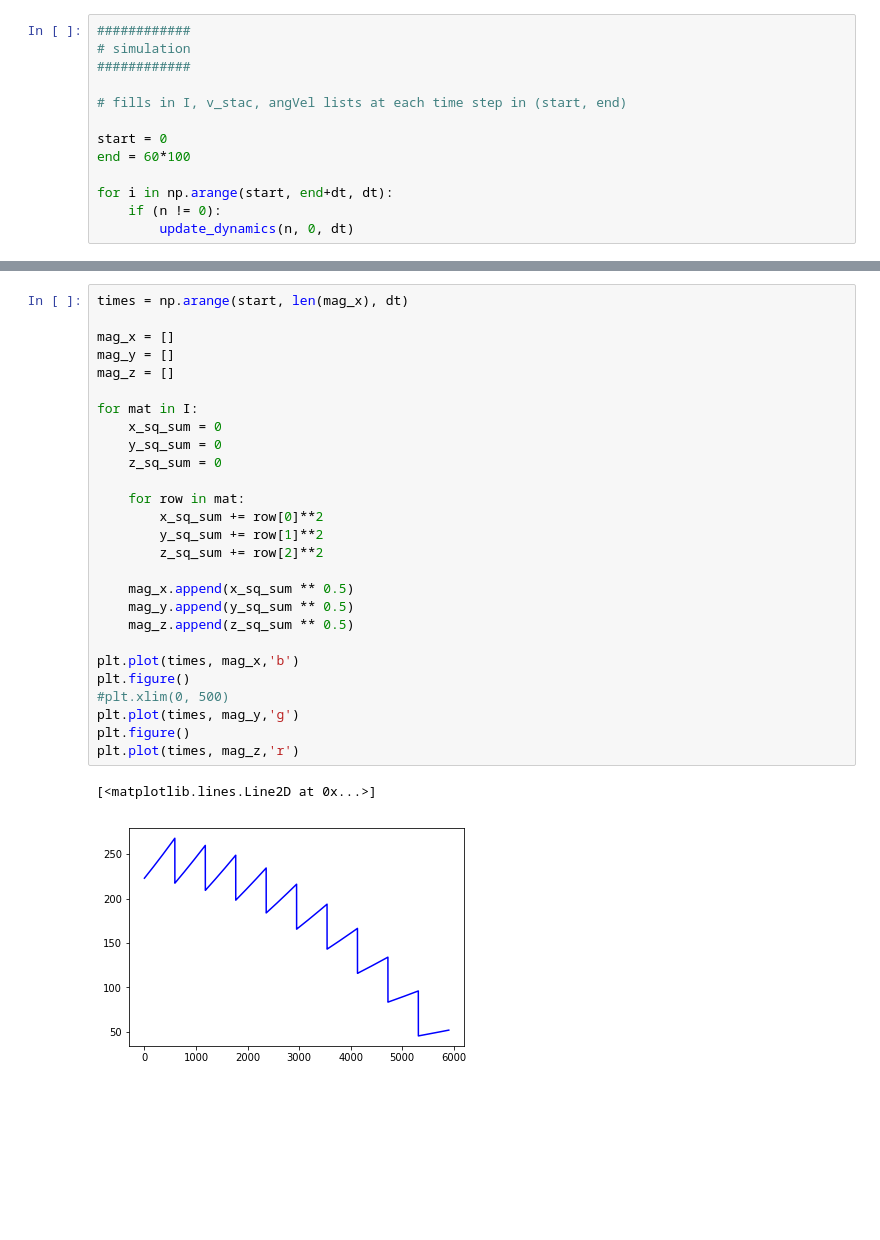
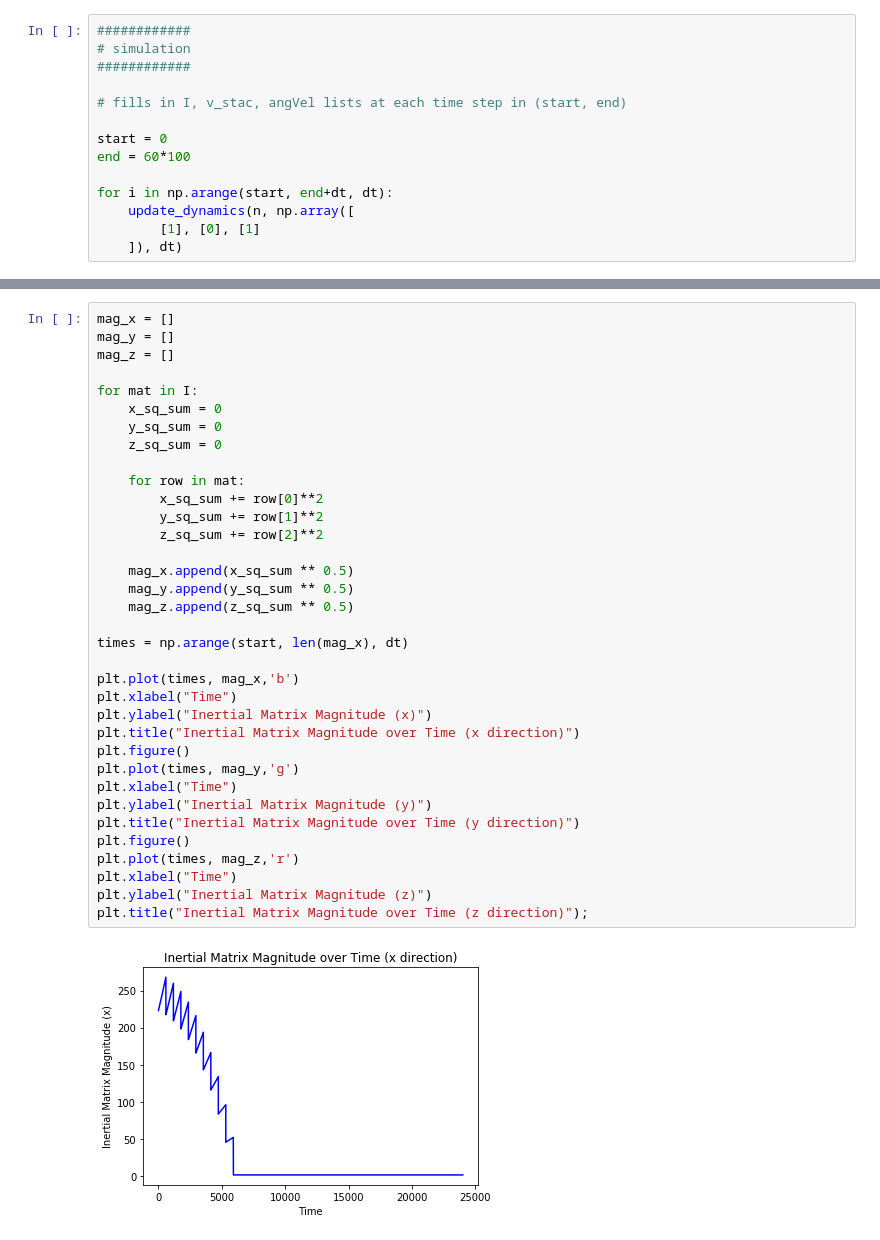
Before and after one commit to space-technologies-at-california/cubesat, a Jupyter notebook: code/model/physics_model.ipynb, the cells around one changed output, grey strips where cells are left out. Cells and saved outputs as stored; diff of their text form; blank space fills up the shorter version.

```diff
--- a/code/model/physics_model.ipynb
+++ b/code/model/physics_model.ipynb
@@ -270,5 +160,6 @@ start = 0
 end = 60*100
 
 for i in np.arange(start, end+dt, dt):
-    if (n != 0):
-        update_dynamics(n, 0, dt)
+    update_dynamics(n, np.array([
+        [1], [0], [1]
+    ]), dt)
@@ -297,30 +171,37 @@ plt.plot(np.arange(start, len(z), dt), z,'r')
 # %%
-times = np.arange(start, len(mag_x), dt)
-
 mag_x = []
 mag_y = []
 mag_z = []
 
 for mat in I:
     x_sq_sum = 0
     y_sq_sum = 0
     z_sq_sum = 0
 
     for row in mat:
         x_sq_sum += row[0]**2
         y_sq_sum += row[1]**2
         z_sq_sum += row[2]**2
 
     mag_x.append(x_sq_sum ** 0.5)
     mag_y.append(y_sq_sum ** 0.5)
     mag_z.append(z_sq_sum ** 0.5)
 
+times = np.arange(start, len(mag_x), dt)
+
 plt.plot(times, mag_x,'b')
+plt.xlabel("Time")
+plt.ylabel("Inertial Matrix Magnitude (x)")
+plt.title("Inertial Matrix Magnitude over Time (x direction)")
 plt.figure()
-#plt.xlim(0, 500)
 plt.plot(times, mag_y,'g')
+plt.xlabel("Time")
+plt.ylabel("Inertial Matrix Magnitude (y)")
+plt.title("Inertial Matrix Magnitude over Time (y direction)")
 plt.figure()
 plt.plot(times, mag_z,'r')
+plt.xlabel("Time")
+plt.ylabel("Inertial Matrix Magnitude (z)")
+plt.title("Inertial Matrix Magnitude over Time (z direction)");
 # %% [output]
-[<matplotlib.lines.Line2D at 0x...>]
-[figure, old version]
+[figure, new version]
```
Also changed, not shown: parts of 12 cells of this notebook.
